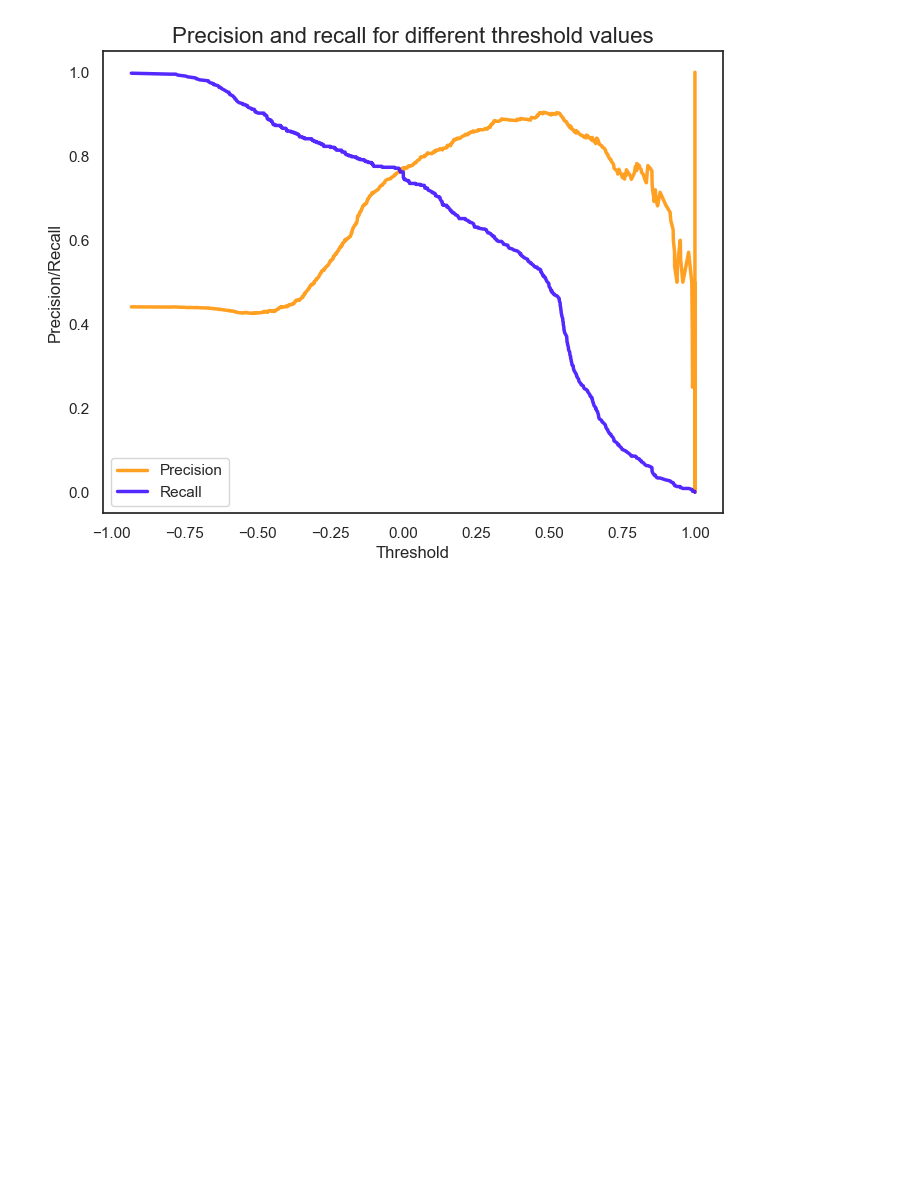
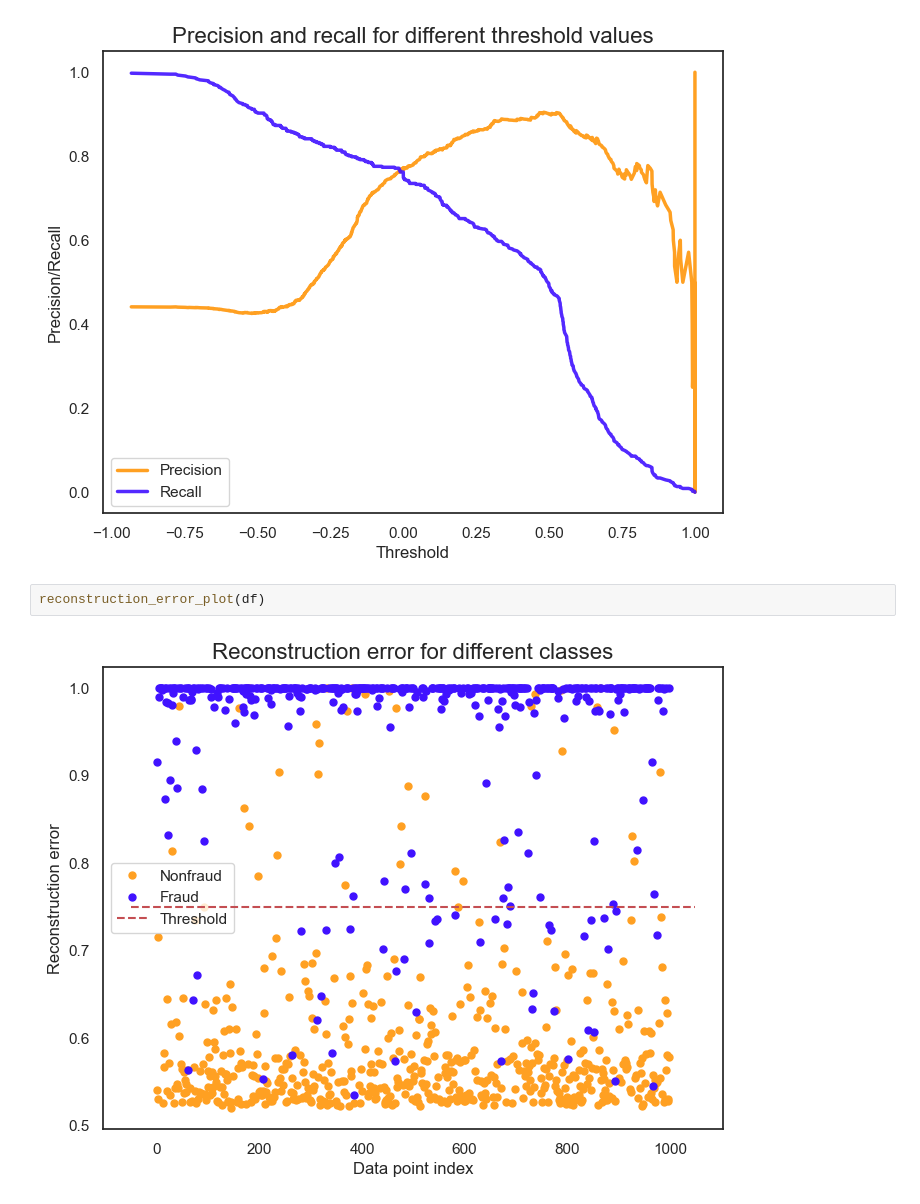
Before and after one commit to resonance-dfb/deep-network-optuna, a Jupyter notebook: 信用卡盗刷数据自编码检测.ipynb, the cells around one changed output. Saved outputs shown, nothing was run; the diff lists cells and outputs as text; blank space fills up the shorter version.

```diff
--- a/信用卡盗刷数据自编码检测.ipynb
+++ b/信用卡盗刷数据自编码检测.ipynb
@@ -223,3 +223,7 @@ plot_precision_recall_curves(df)
 [figure]
 None
 [figure]
+# %%
+reconstruction_error_plot(df)
+# %% [output]
+[figure, added]
```
Also changed, not shown: parts of 3 cells of this notebook.
